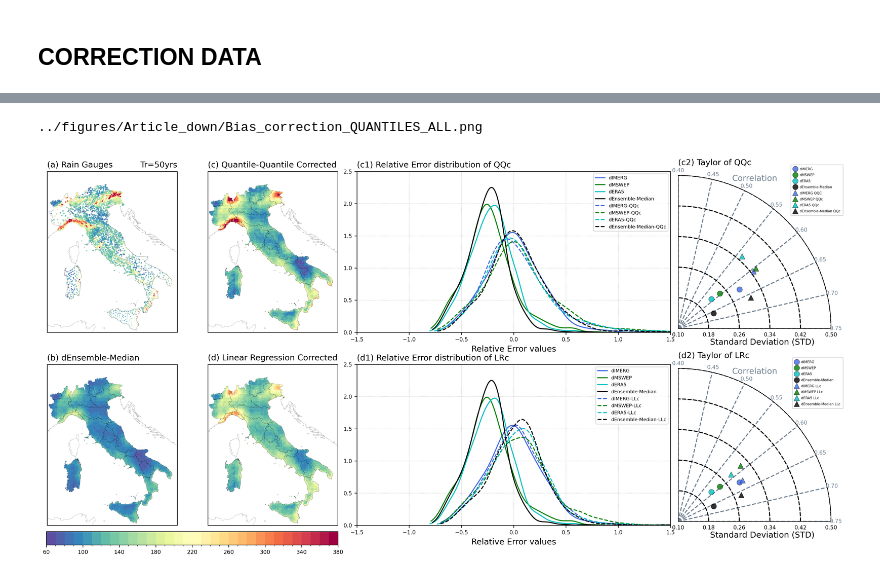
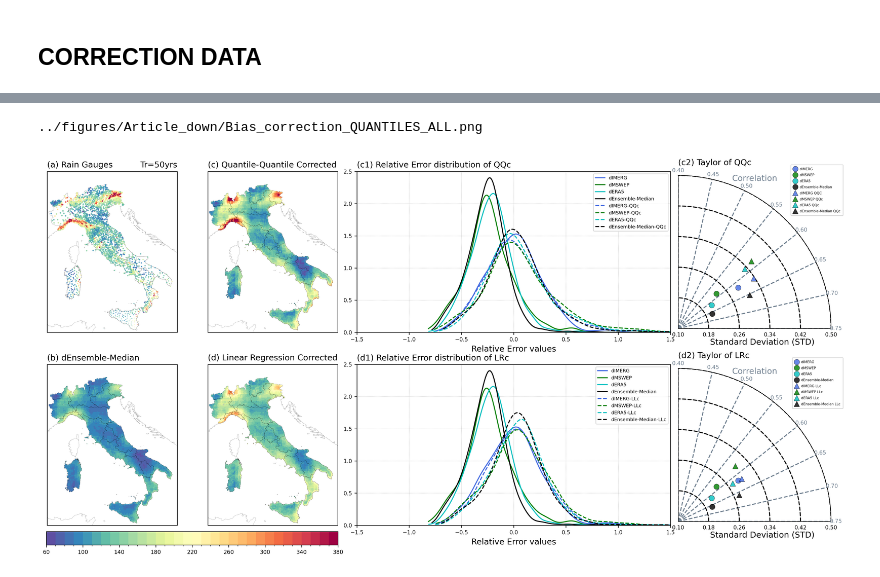
Before and after one commit to mhacarthur/downpy, a Jupyter notebook: 3_new/3_bias_QUANTILE_IV.ipynb, the cells around one changed output, grey strips where cells are left out. Cells and saved outputs as stored; diff of their text form; code cells hidden in the pictures.

```diff
--- a/3_new/3_bias_QUANTILE_IV.ipynb
+++ b/3_new/3_bias_QUANTILE_IV.ipynb
@@ -143,10 +140,8 @@ Q_norm = (Quantile_clear['lat'].values - np.nanmin(Quantile_clear['lat'].values)
 # %%
 ENS_base = os.path.join('/','media','arturo','T9','Data','Italy','Satellite','6_DOWN_BCorrected','QUANTILE')
 
-seeds_list = [7, 19, 31, 53, 89, 127, 211, 307, 401, 509, 613, 727, 839, 947, 1051]
-
-MEVd_Median_QQc = np.zeros([len(seeds_list,240,260)])
-MEVd_Median_LLc = np.zeros([len(seeds_list,240,260)])
+MEVd_Median_QQc = np.zeros([len(seeds_list),240,260])
+MEVd_Median_LLc = np.zeros([len(seeds_list),240,260])
 
 nn = 0
 for seed in seeds_list:
@@ -159,3 +154,7 @@ for seed in seeds_list:
     MEVd_Median_LLc[nn,:,:] = DATA.MEVd_LLc.where(mask_italy)
 
     nn = nn + 1
+
+# Median of all seeds
+MEVd_QQc = np.nanmedian(MEVd_Median_QQc,axis=0)
+MEVd_LLc = np.nanmedian(MEVd_Median_LLc,axis=0)
@@ -177,3 +183,33 @@ RSR_DOWN_QQc = pd.read_csv(dir_in)
 
 dir_in = os.path.join('/','media','arturo','T9','Data','Italy','Bias_series','QUANTILES',f'Bias_stats_LLc_{str(seed).zfill(4)}.csv')
 RSR_DOWN_LLc = pd.read_csv(dir_in)
+# %%
+dir_in = os.path.join('/','media','arturo','T9','Data','Italy','Bias_series','QUANTILES',f'Bias_RE_{str(seed).zfill(4)}.csv')
+DF_RE = pd.read_csv(dir_in)
+
+dfs = []
+
+ENSEMBLE_group = np.zeros([len(seeds_list), 808])
+
+nn = 0
+for seed in seeds_list:
+    print(f'Seed: {seed}')
+
+    tmp = pd.read_csv(dir_in)
+    ENSEMBLE_group[nn,:] = tmp.ENSEMBLE_MEDIAN_QQc.values
+
+    dir_in = os.path.join(
+        '/', 'media', 'arturo', 'T9', 'Data', 'Italy',
+        'Bias_series', 'QUANTILES',
+        f'Bias_RE_{str(seed).zfill(4)}.csv')
+
+    dfs.append(pd.read_csv(dir_in))
+
+    nn = nn + 1
+
+data_stack = np.stack([df.values for df in dfs], axis=0)
+data_median = np.nanmedian(data_stack, axis=0)
+DF_median = pd.DataFrame(
+    data_median,
+    columns=dfs[0].columns
+)
@@ -236,7 +324,7 @@ ax1.add_feature(cfeature.COASTLINE,linewidth=0.1,edgecolor='k')
 # ax1.add_feature(cfeature.BORDERS,linewidth=0.2,edgecolor='black',zorder=4)
 im = REGIONS.plot(legend=False, facecolor="none", edgecolor='black', linewidth=0.1, ax=ax1, zorder=10)
 # DEM.plot(facecolor='None', edgecolor='k', ax=ax1, linewidth=0.1, zorder=21, alpha=0.3)
-a1 = ax1.pcolormesh(lon2d, lat2d, MEVd_Median_QQc, cmap=Mev_cmap, norm=norm)
+a1 = ax1.pcolormesh(lon2d, lat2d, MEVd_QQc, cmap=Mev_cmap, norm=norm)
 
 # cbar = plt.colorbar(a1, ax=ax1, fraction=0.056, pad=0.04, orientation='horizontal')
 # cbar.ax.tick_params(labelsize=6)
@@ -358,7 +446,7 @@ ax1.add_feature(cfeature.COASTLINE,linewidth=0.1,edgecolor='k')
 # ax1.add_feature(cfeature.BORDERS,linewidth=0.2,edgecolor='black',zorder=4)
 im = REGIONS.plot(legend=False, facecolor="none", edgecolor='black', linewidth=0.1, ax=ax1, zorder=10)
 # DEM.plot(facecolor='None', edgecolor='k', ax=ax1, linewidth=0.1, zorder=21, alpha=0.3)
-a1 = ax1.pcolormesh(lon2d, lat2d, MEVd_Median_LLc, cmap=Mev_cmap, norm=norm)
+a1 = ax1.pcolormesh(lon2d, lat2d, MEVd_LLc, cmap=Mev_cmap, norm=norm)
 
 # cbar = plt.colorbar(a1, ax=ax1, fraction=0.056, pad=0.04, orientation='horizontal')
 # cbar.ax.tick_params(labelsize=6)
@@ -448,31 +536,31 @@ plt.legend(fontsize=5,
             handlelength=1.0,      # Longitud de la línea del símbolo
             handletextpad=0.8,     # Espacio entre símbolo y texto
             borderpad=0.8,         # Padding interno
             labelspacing=0.8)      # Espacio entre etiquetas
 
 # --- LABELS ---
 ax1.text(0.55, -0.09, "Standard Deviation (STD)", transform=ax1.transAxes,ha="center", va="center", fontsize=12)
 
 ax1.text(0.5, 0.98, "Correlation", transform=ax1.transAxes,
         ha="center", va="center", rotation=0, fontsize=12, color='slategrey')
 
 ax1.set_title('(d2) Taylor of LRc', loc='left', fontsize=12, pad=15)
 
 # ===========================================================================================================================================================================
 plt.subplots_adjust(left=0.05, bottom=0.05, right=0.95, top=0.95, wspace=0.05, hspace=0.2)
 
 cbar_ax = fig.add_axes([0.062, 0.0, 0.33, 0.034])
 cbar = fig.colorbar(a1, cax=cbar_ax, orientation='horizontal')
 cbar.ax.tick_params(labelsize=8)
 
 # cbar_ax = fig.add_axes([0.66, 0.09, 0.29, 0.038])
 # cbar = fig.colorbar(a2, cax=cbar_ax, orientation='horizontal')
 # cbar.ax.tick_params(labelsize=8)
 
 # ===========================================================================================================================================================================
 salida = '../figures/Article_down/Bias_correction_QUANTILES_ALL.png'
 print(salida)
 # plt.savefig(salida,transparent = False,bbox_inches ='tight',pad_inches = 0.1, facecolor=None)
 # %% [output]
 ../figures/Article_down/Bias_correction_QUANTILES_ALL.png
-[figure, old version]
+[figure, new version]
```
Also changed, not shown: parts of 11 cells of this notebook, 2 other files.
